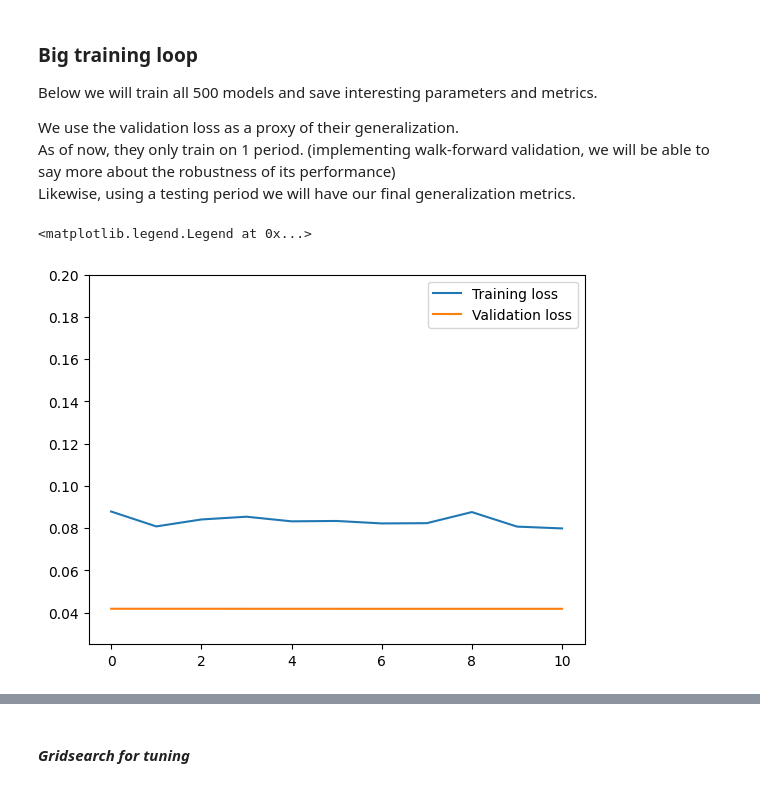
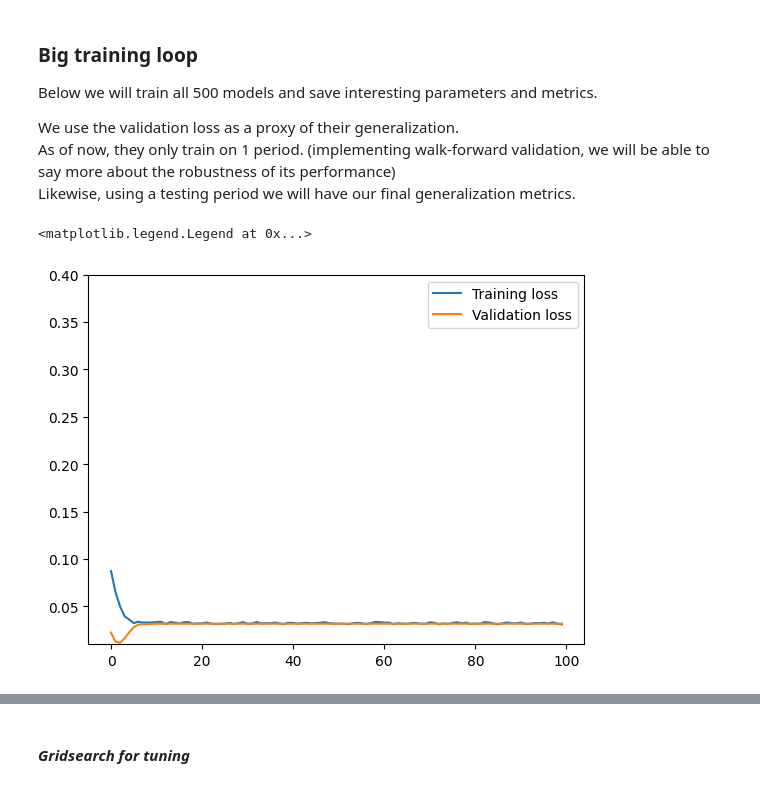
Before and after one commit to nico965j/financial-forecasting-bachelor, a Jupyter notebook: lstm-model-simon.ipynb, the cells around one changed output, grey strips where cells are left out. Saved outputs shown, nothing was run; the diff lists cells and outputs as text; code cells hidden in the pictures.

```diff
--- a/lstm-model-simon.ipynb
+++ b/lstm-model-simon.ipynb
@@ -164,17 +164,17 @@ class LSTM(nn.Module):
 #### *Setup the model trainer*
 # %%
 def train_model(model, train_loader, test_loader, criterion, optimizer, scheduler,
-                num_epochs=50, n_epochs_stop=10, min_val_loss=np.Inf, epochs_no_improve=0, model_save=True, verbose=True):
+                num_epochs=50, n_epochs_stop=10, min_val_loss=np.Inf, epochs_no_improve=0,
+                model_save=True, verbose=True, early_stopping=True):
 
     epoch_val_losses = []
     epoch_train_losses = []
 
     for epoch in range(num_epochs):
-        model.train()  # set the model to training mode
+        model.train()
 
         train_losses = []
         for batch_X, batch_y in train_loader:
-            # move data to GPU if available
             batch_X = batch_X.to(pytorch_device)
             batch_y = batch_y.to(pytorch_device)
 
@@ -196,27 +196,24 @@ def train_model(model, train_loader, test_loader, criterion, optimizer, schedule
         train_loss = np.mean(train_losses)
         epoch_train_losses.append(train_loss)
 
-        # Validation
-        model.eval()  # set the model to evaluation mode
 
+        model.eval()
         val_losses = []
         with torch.no_grad():
             for X_val_batch, y_val_batch in test_loader:
                 val_outputs = model(X_val_batch.to(pytorch_device))
                 val_loss = criterion(val_outputs, y_val_batch.to(pytorch_device)).item()
                 val_losses.append(val_loss)
-
         val_loss = np.mean(val_losses)
         epoch_val_losses.append(val_loss)
 
-        # print progress
+        # progress metering
         if epoch % 5 == 0 and verbose:
             print(f"Epoch {epoch+1}/{num_epochs}.. Train loss: {train_loss:.3f}, Validation loss: {val_loss:.3f}")
 
         # check if validation loss has decreased (significantly)
         if val_loss < min_val_loss and abs(min_val_loss - val_loss) > 0.001:
-
-            if model_save == True:
+            if model_save == True: # we save model and optimizer for the best validation loss
                 print(f'Validation loss decreased ({min_val_loss:.3f} --> {val_loss:.3f}).  Saving model ...') if verbose else None
                 torch.save(model.state_dict(), 'model.pt')
                 torch.save(optimizer.state_dict(), 'optimizer.pt')
@@ -226,13 +223,15 @@ def train_model(model, train_loader, test_loader, criterion, optimizer, schedule
         else:
             epochs_no_improve += 1
             # check if early stopping conditions are met
-            if epochs_no_improve == n_epochs_stop:
+            if epochs_no_improve == n_epochs_stop and early_stopping == True:
                 print('Early stopping!')
                 break
 
         # step the scheduler
         scheduler.step(val_loss)
 
+        print("\nTraining reached end, consider increasing the number of epochs.") if epoch == num_epochs-1 else None
+
     return epoch_train_losses, epoch_val_losses, min_val_loss
 # %% [markdown]
 ##### *Defining model hyperparameters, dataloaders and training utilities*
@@ -265,7 +264,7 @@ min_val_loss = np.Inf
 epochs_no_improve = 0
 
 # Epochs
-num_epochs = 50
+num_epochs = 100
 # %% [output]
 LSTM(
   (lstm): LSTM(6, 32, batch_first=True)
@@ -273,16 +272,19 @@ LSTM(
   (fc): Linear(in_features=32, out_features=1, bias=True)
 )
 # %%
-train_loader, test_loader = fetchDataLoader(data_sequences_dict['F'], batch_size=16, num_workers=0)
+train_loader, test_loader = fetchDataLoader(data_sequences_dict['AMZN'], batch_size=16, num_workers=0)
 # %% [markdown]
 #### *Single ticker training*
 # %%
-assert_seed(42)
+assert_seed(420)
+
+# TODO: implement an init_model() that resets the model
+# init_model(parameters)
 
 # train tha model
 epoch_train_losses, epoch_val_losses, min_val_loss = train_model(model=model,
                                                                  train_loader=train_loader, test_loader=test_loader,
                                                                  criterion=criterion, optimizer=optimizer, scheduler=scheduler,
                                                                  num_epochs=num_epochs,
-                                                                 model_save=True, verbose=True)
+                                                                 model_save=True, verbose=True, early_stopping=False)
 # %% [output]
@@ -339,12 +353,12 @@ for ticker in stock_tickers:
 # %%
 # plot the moodel loss and validation loss in the same figure
 plt.plot(epoch_train_losses, label='Training loss')
 plt.plot(epoch_val_losses, label='Validation loss')
-plt.ylim(0.025, 0.2)
+plt.ylim(0.010, 0.4)
 plt.legend()
 # %% [output]
 <matplotlib.legend.Legend at 0x...>
-[figure, old version]
+[figure, new version]
 # %%
 # load the best model
 model.load_state_dict(torch.load('model.pt'))
```
Also changed, not shown: parts of 4 cells of this notebook, 6 other files.
